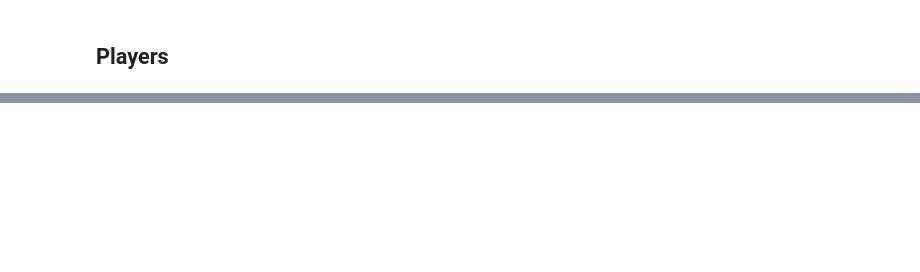
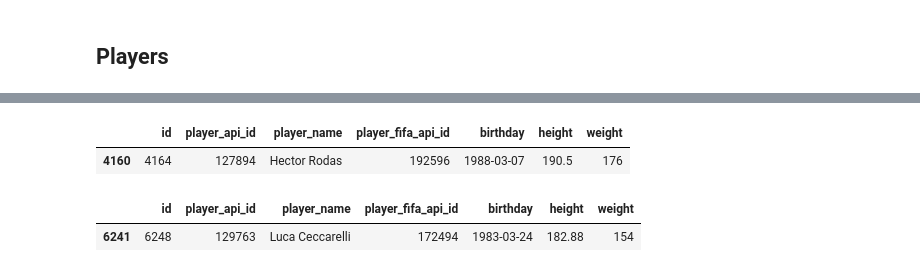
Before and after one commit to JaviPardox/ETL, a Jupyter notebook: Soccer_data.ipynb, the cells around one changed output, grey strips where cells are left out. Cells and saved outputs as stored; diff of their text form; code cells hidden in the pictures; blank space fills up the shorter version.

```diff
--- a/Soccer_data.ipynb
+++ b/Soccer_data.ipynb
@@ -312,3 +314,7 @@ player
 | 11058 | 11074 | 35506 | Zurab Khizanishvili | 47058 | 1981-10-06 | 185.42 | 172 |
 | 11059 | 11075 | 39902 | Zvjezdan Misimovic | 102359 | 1982-06-05 | 180.34 | 176 |
 11060 rows × 7 columns
+# %%
+# Checking for duplicates
+player = player.drop_duplicates(subset=['player_name'], keep='first')
+player
@@ -509,0 +602,10 @@ team.loc[team['team_api_id'] == 9789]
+# %%
+player.loc[player['player_api_id'] == 127894]
+# %% [output]
+|  | id | player_api_id | player_name | player_fifa_api_id | birthday | height | weight |
+| 4160 | 4164 | 127894 | Hector Rodas | 192596 | 1988-03-07 | 190.5 | 176 |
+# %%
+player.loc[player['player_api_id'] == 129763]
+# %% [output]
+|  | id | player_api_id | player_name | player_fifa_api_id | birthday | height | weight |
+| 6241 | 6248 | 129763 | Luca Ceccarelli | 172494 | 1983-03-24 | 182.88 | 154 |
```
Also changed, not shown: parts of 19 cells of this notebook.
